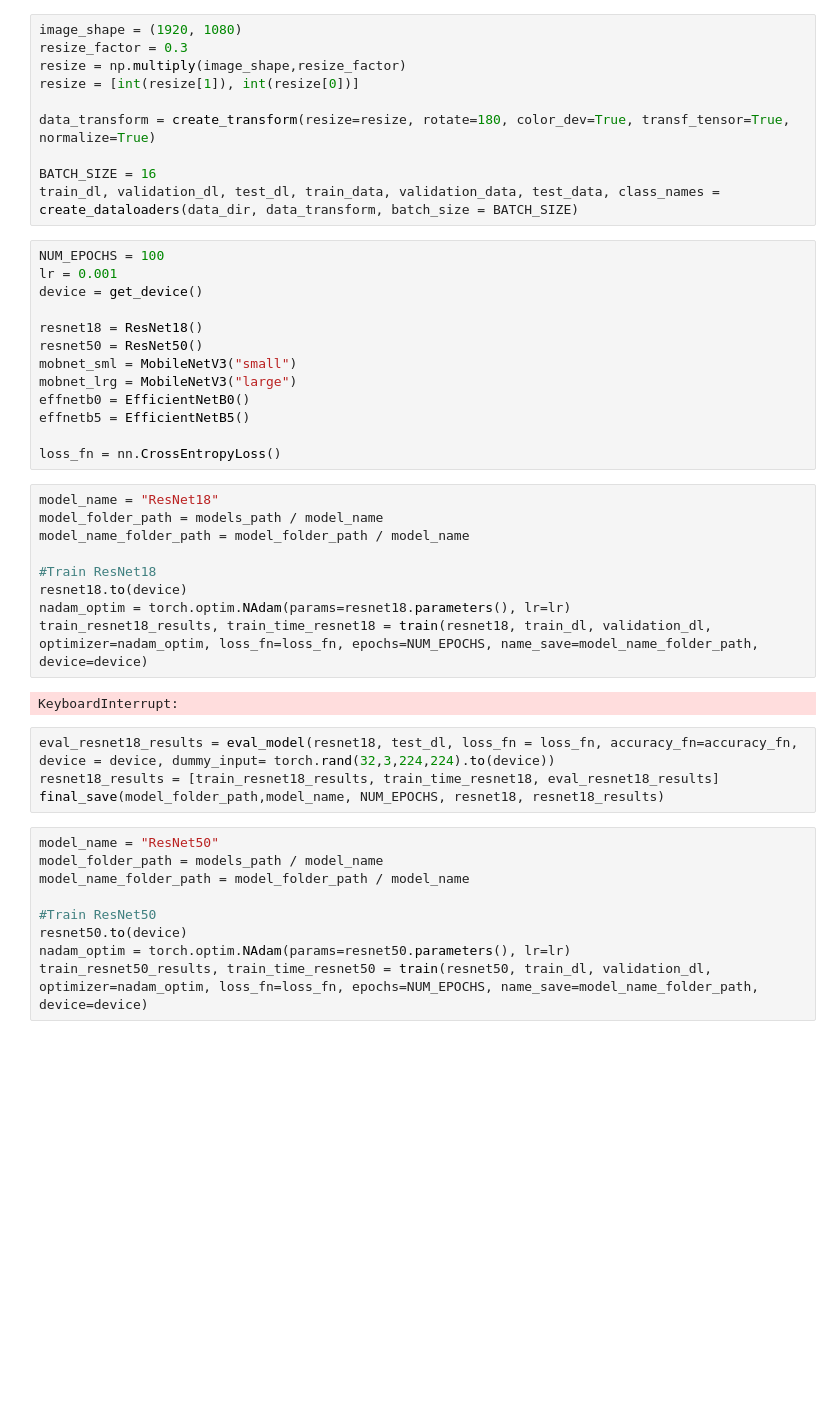
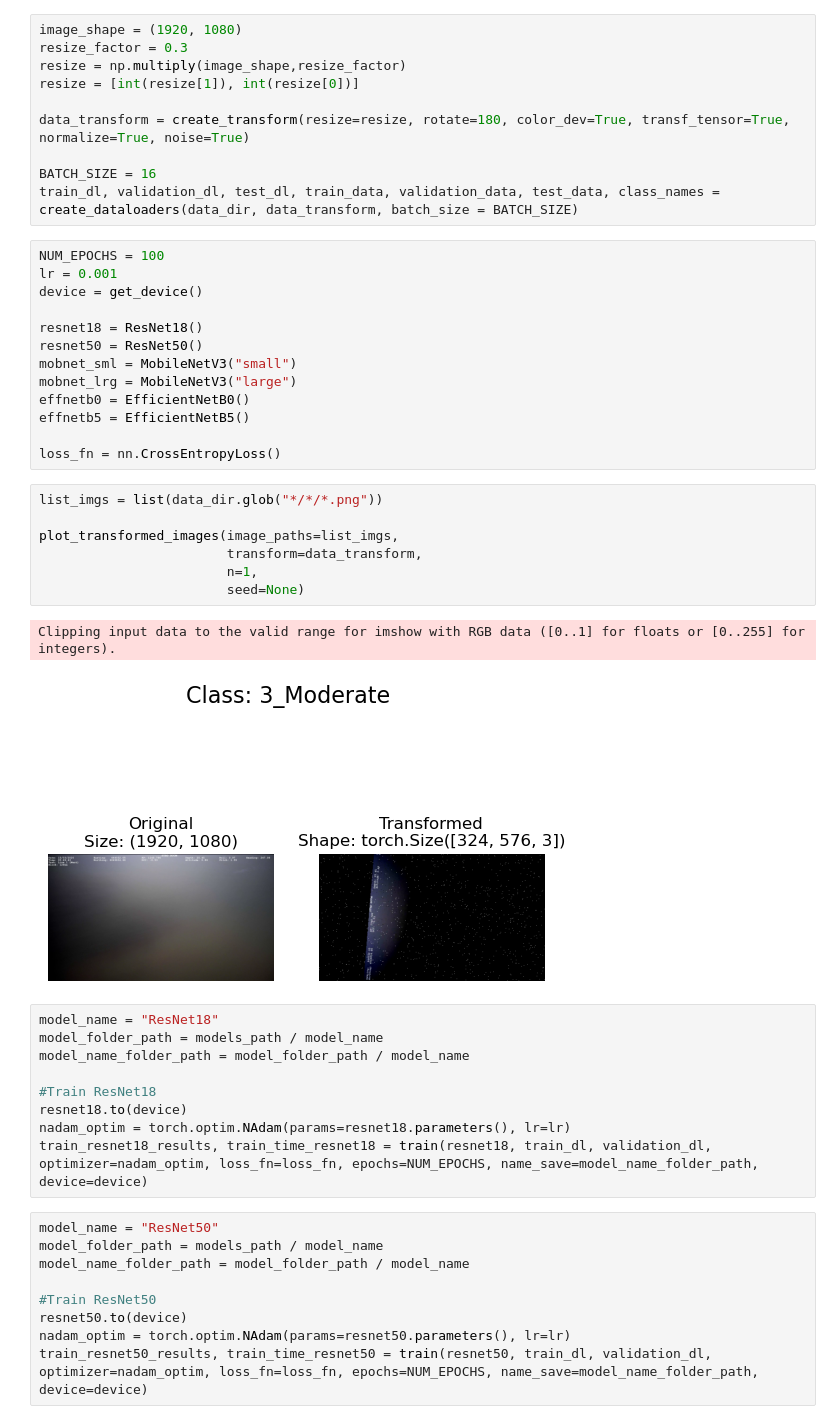
Before and after one commit to J-Mina/AQAUIS, a Jupyter notebook: Code/NAdam_wnorm.ipynb, the cells around one changed output. Drawn from its saved outputs; the diff is of its cells as text; blank space fills up the shorter version.

Commit message:
Added noises, still need to evaluate models and run again with noises

```diff
--- a/Code/NAdam_wnorm.ipynb
+++ b/Code/NAdam_wnorm.ipynb
@@ -21,7 +21,7 @@ resize_factor = 0.3
 resize = np.multiply(image_shape,resize_factor)
 resize = [int(resize[1]), int(resize[0])]
 
-data_transform = create_transform(resize=resize, rotate=180, color_dev=True, transf_tensor=True, normalize=True)
+data_transform = create_transform(resize=resize, rotate=180, color_dev=True, transf_tensor=True, normalize=True, noise=True)
 
 BATCH_SIZE = 16
 train_dl, validation_dl, test_dl, train_data, validation_data, test_data, class_names = create_dataloaders(data_dir, data_transform, batch_size = BATCH_SIZE)
@@ -38,6 +38,16 @@ effnetb0 = EfficientNetB0()
 effnetb5 = EfficientNetB5()
 
 loss_fn = nn.CrossEntropyLoss()
+# %%
+list_imgs = list(data_dir.glob("*/*/*.png"))
+
+plot_transformed_images(image_paths=list_imgs,
+                        transform=data_transform,
+                        n=1,
+                        seed=None)
+# %% [output]
+Clipping input data to the valid range for imshow with RGB data ([0..1] for floats or [0..255] for integers).
+[figure, added]
 # %%
 model_name = "ResNet18"
 model_folder_path = models_path / model_name
@@ -47,12 +57,6 @@ model_name_folder_path = model_folder_path / model_name
 resnet18.to(device)
 nadam_optim = torch.optim.NAdam(params=resnet18.parameters(), lr=lr)
 train_resnet18_results, train_time_resnet18 = train(resnet18, train_dl, validation_dl, optimizer=nadam_optim, loss_fn=loss_fn, epochs=NUM_EPOCHS, name_save=model_name_folder_path, device=device)
-# %% [output]
-KeyboardInterrupt:
-# %%
-eval_resnet18_results = eval_model(resnet18, test_dl, loss_fn = loss_fn, accuracy_fn=accuracy_fn, device = device, dummy_input= torch.rand(32,3,224,224).to(device))
-resnet18_results = [train_resnet18_results, train_time_resnet18, eval_resnet18_results]
-final_save(model_folder_path,model_name, NUM_EPOCHS, resnet18, resnet18_results)
 # %%
 model_name = "ResNet50"
 model_folder_path = models_path / model_name
```
Also changed, not shown: parts of 5 cells of this notebook, 4 other files.
